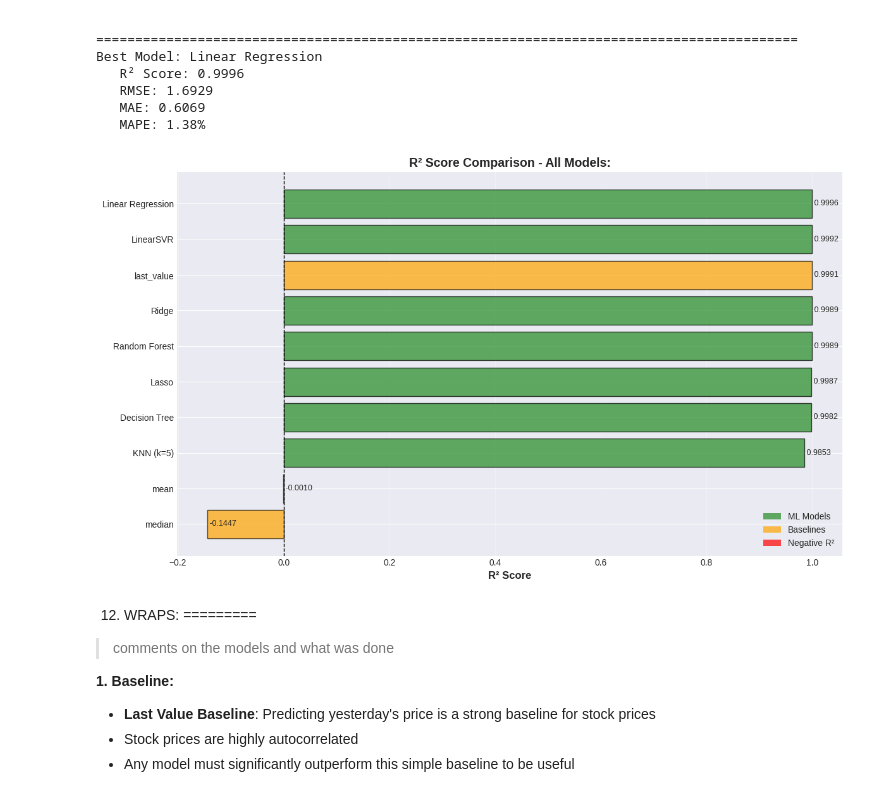
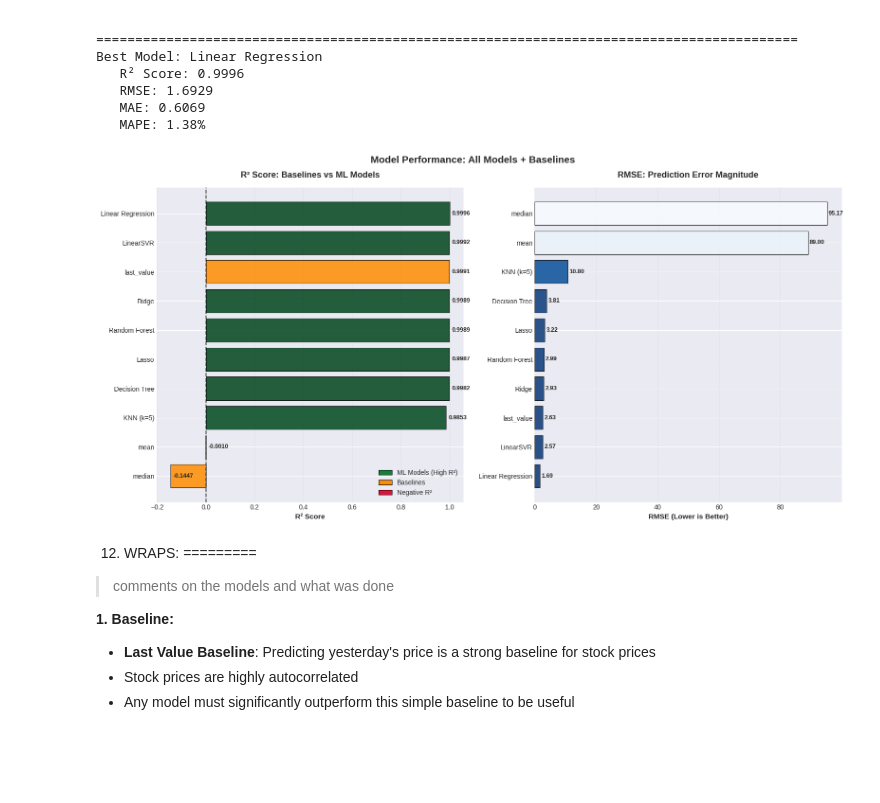
Before and after one commit to janymuong/Computer-Science, a Jupyter notebook: ICS2405-Knowledge-Based-Systems/EVAL1-Linear-Regression/NSE-Stock-Price-Prediction.ipynb, the cells around one changed output. Cells and saved outputs as stored; diff of their text form; code cells hidden in the pictures; blank space fills up the shorter version.

Commit message:
KBS: regression ml models for a NSE dataset - final

```diff
--- a/ICS2405-Knowledge-Based-Systems/EVAL1-Linear-Regression/NSE-Stock-Price-Prediction.ipynb
+++ b/ICS2405-Knowledge-Based-Systems/EVAL1-Linear-Regression/NSE-Stock-Price-Prediction.ipynb
@@ -173,8 +173,11 @@ This is a model with encoded features
 Load and prep the 3-year dataset for models.
 # %%
 # combine 2010-2012 data
+years = [2010, 2011, 2012]
 dfs = []
-for year in [2010, 2011, 2012]:
+
+
+for year in years:
     df = pd.read_csv(f'NSE-STOCK-PRICE-DATA/NSE_data_all_stocks_{year}.csv')
     df.columns = df.columns.str.strip()  # clean column names
     df['Year'] = year
@@ -187,7 +190,8 @@ print(f"\nDataset shape: {df_combined.shape}")
 print(f"Date range: {df_combined['DATE'].min()} to {df_combined['DATE'].max()}")
 print(f"Unique stocks: {df_combined['CODE'].nunique()}")
 
-df_combined.head()
+# df_combined.head()
+pd.concat([df_combined.head(5), df_combined.tail(5)])
 # %% [output]
 Loaded 2010: 14952 records
 Loaded 2011: 14931 records
@@ -971,51 +999,73 @@ Best Model: Linear Regression
    MAE: 0.6069
    MAPE: 1.38%
 # %%
-# visualization: R² comparison including baselines
-fig, ax = plt.subplots(figsize=(12, 7))
+# visualization: comparing multiple metrics;
+from matplotlib.patches import Patch
 
-# baseline and model results
+fig, axes = plt.subplots(1, 2, figsize=(16, 8))
+
+# prep data
 all_models = list(baseline_df.index) + list(final_results.index)
 all_r2 = list(baseline_df['R2']) + list(final_results['R2'])
+all_rmse = list(baseline_df['RMSE']) + list(final_results['RMSE'])
 
-# create colors: red for negative R², orange for baselines, green for models
-colors = []
-for i, (model, r2) in enumerate(zip(all_models, all_r2)):
+# LEFT PLOT: R² Score comparison
+ax1 = axes[0]
+colors_r2 = []
+for model, r2 in zip(all_models, all_r2):
     if model in ['mean', 'median', 'last_value']:
-        colors.append('orange')
+        colors_r2.append('#FF8C00')  # dark orange for baselines
     elif r2 < 0:
-        colors.append('red')
+        colors_r2.append('#DC143C')  # for negative
     else:
-        colors.append('forestgreen')
+        intensity = min(1.0, max(0.3, r2))  # based on R² value
+        colors_r2.append(plt.cm.Greens(intensity))
 
-# sort by R² score
-sorted_data = sorted(zip(all_models, all_r2, colors), key=lambda x: x[1])
+sorted_data = sorted(zip(all_models, all_r2, colors_r2), key=lambda x: x[1])
 models_sorted, r2_sorted, colors_sorted = zip(*sorted_data)
 
-ax.barh(models_sorted, r2_sorted, color=colors_sorted, edgecolor='black', alpha=0.7)
-ax.axvline(x=0, color='black', linestyle='--', linewidth=1)
-ax.set_xlabel('R² Score', fontweight='bold', fontsize=12)
-ax.set_title('R² Score Comparison - All Models:',
-             fontsize=14, fontweight='bold')
-ax.grid(axis='x', alpha=0.3)
+ax1.barh(models_sorted, r2_sorted, color=colors_sorted, edgecolor='black', linewidth=0.8, alpha=0.85)
+ax1.axvline(x=0, color='black', linestyle='--', linewidth=1.5, alpha=0.7)
+ax1.set_xlabel('R² Score', fontweight='bold', fontsize=11)
+ax1.set_title('R² Score: Baselines vs ML Models', fontsize=13, fontweight='bold', pad=15)
+ax1.grid(axis='x', alpha=0.2, linestyle=':', color='gray')
+ax1.spines['top'].set_visible(False)
+ax1.spines['right'].set_visible(False)
 
-# value labels
 for i, (model, r2) in enumerate(zip(models_sorted, r2_sorted)):
-    ax.text(r2, i, f' {r2:.4f}', va='center', fontsize=9)
+    ax1.text(r2 + 0.01, i, f'{r2:.4f}', va='center', fontsize=9, fontweight='bold')
 
-# legend
-from matplotlib.patches import Patch
+# legend for first plot
 legend_elements = [
-    Patch(facecolor='forestgreen', alpha=0.7, label='ML Models'),
-    Patch(facecolor='orange', alpha=0.7, label='Baselines'),
-    Patch(facecolor='red', alpha=0.7, label='Negative R²')
+    Patch(facecolor=plt.cm.Greens(0.8), edgecolor='black', label='ML Models (High R²)', linewidth=0.8),
+    Patch(facecolor='#FF8C00', edgecolor='black', label='Baselines', linewidth=0.8),
+    Patch(facecolor='#DC143C', edgecolor='black', label='Negative R²', linewidth=0.8)
 ]
-ax.legend(handles=legend_elements, loc='lower right')
+ax1.legend(handles=legend_elements, loc='lower right', framealpha=0.95, edgecolor='black')
 
+# RIGHT PLOT: RMSE comparison
+ax2 = axes[1]
+sorted_rmse = sorted(zip(all_models, all_rmse), key=lambda x: x[1])
+models_rmse, rmse_values = zip(*sorted_rmse)
+
+# RMSE
+rmse_colors = [plt.cm.Blues_r(min(1.0, rmse/max(rmse_values))) for rmse in rmse_values]
+
+ax2.barh(models_rmse, rmse_values, color=rmse_colors, edgecolor='black', linewidth=0.8, alpha=0.85)
+ax2.set_xlabel('RMSE (Lower is Better)', fontweight='bold', fontsize=11)
+ax2.set_title('RMSE: Prediction Error Magnitude', fontsize=13, fontweight='bold', pad=15)
+ax2.grid(axis='x', alpha=0.2, linestyle=':', color='gray')
+ax2.spines['top'].set_visible(False)
+ax2.spines['right'].set_visible(False)
+
+for i, (model, rmse) in enumerate(zip(models_rmse, rmse_values)):
+    ax2.text(rmse + 0.5, i, f'{rmse:.2f}', va='center', fontsize=9, fontweight='bold')
+
+fig.suptitle('Model Performance: All Models + Baselines', fontsize=15, fontweight='bold', y=0.98)
 plt.tight_layout()
 plt.show()
 # %% [output]
-[figure, old version]
+[figure, new version]
 # %% [markdown]
 12. WRAPS:
 =========
```
Also changed, not shown: parts of 3 cells of this notebook.
